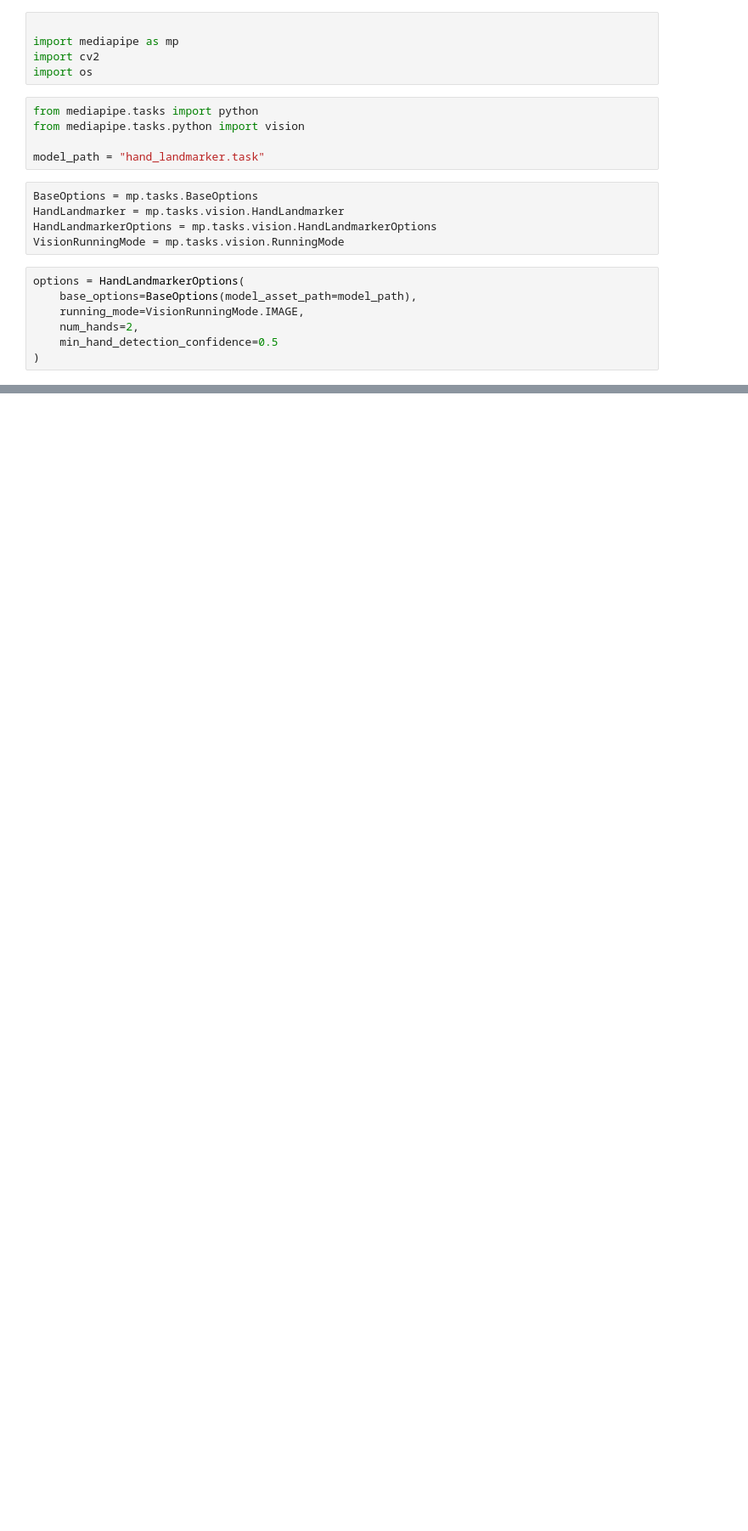
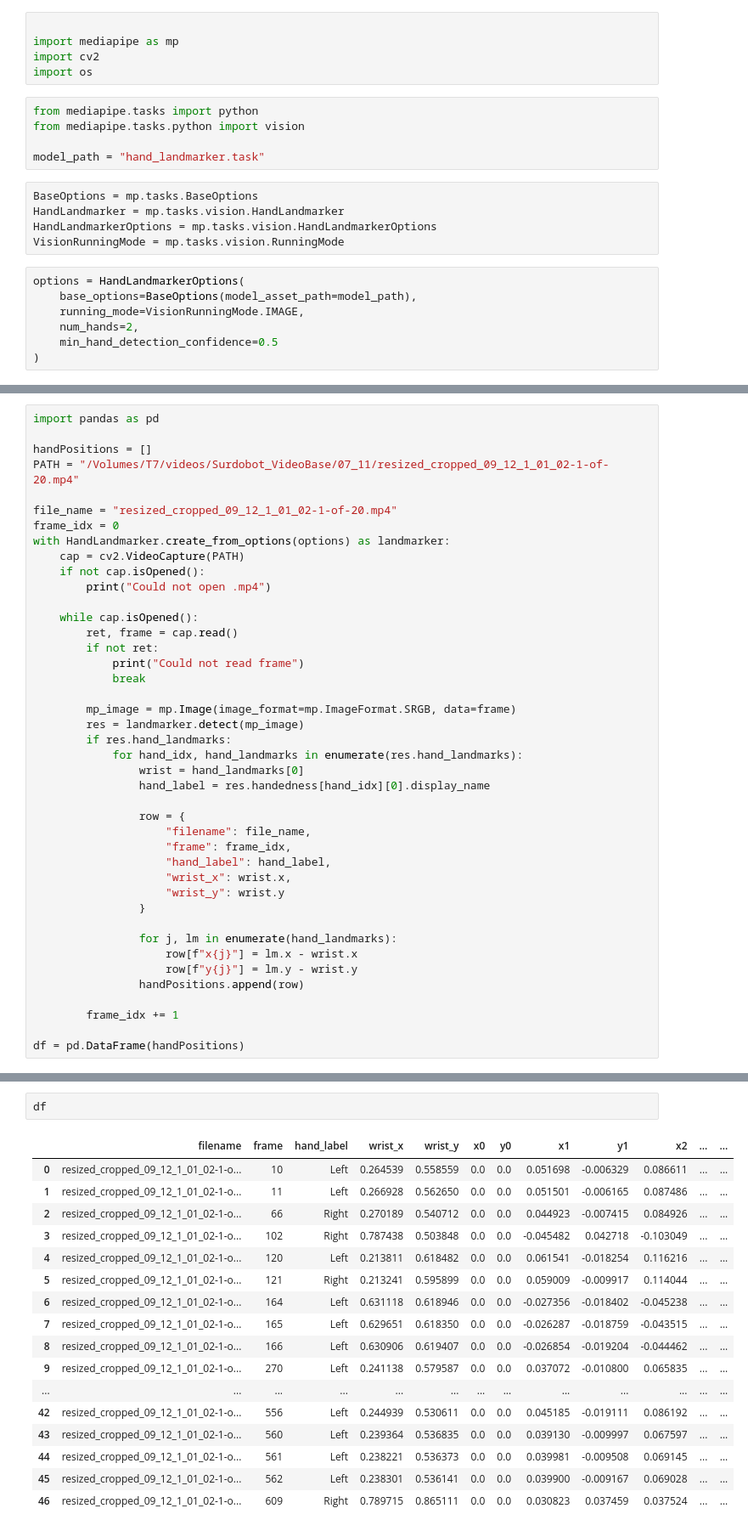
Before and after one commit to Figusama/data-annotation-aiym, a Jupyter notebook: frame_creation.ipynb, the cells around one changed output, grey strips where cells are left out. Shown at 85% size. Saved outputs shown, nothing was run; the diff lists cells and outputs as text; blank space fills up the shorter version.

Commit message:
single file position

```diff
--- a/frame_creation.ipynb
+++ b/frame_creation.ipynb
@@ -64,0 +61,42 @@ KeyboardInterrupt:
+# %%
+import pandas as pd
+
+handPositions = []
+PATH = "/Volumes/T7/videos/Surdobot_VideoBase/07_11/resized_cropped_09_12_1_01_02-1-of-20.mp4"
+
+file_name = "resized_cropped_09_12_1_01_02-1-of-20.mp4"
+frame_idx = 0
+with HandLandmarker.create_from_options(options) as landmarker:
+    cap = cv2.VideoCapture(PATH)
+    if not cap.isOpened():
+        print("Could not open .mp4")
+
+    while cap.isOpened():
+        ret, frame = cap.read()
+        if not ret:
+            print("Could not read frame")
+            break
+
+        mp_image = mp.Image(image_format=mp.ImageFormat.SRGB, data=frame)
+        res = landmarker.detect(mp_image)
+        if res.hand_landmarks:
+            for hand_idx, hand_landmarks in enumerate(res.hand_landmarks):
+                wrist = hand_landmarks[0]
+                hand_label = res.handedness[hand_idx][0].display_name
+
+                row = {
+                    "filename": file_name,
+                    "frame": frame_idx,
+                    "hand_label": hand_label,
+                    "wrist_x": wrist.x,
+                    "wrist_y": wrist.y
+                }
+
+                for j, lm in enumerate(hand_landmarks):
+                    row[f"x{j}"] = lm.x - wrist.x
+                    row[f"y{j}"] = lm.y - wrist.y
+                handPositions.append(row)
+
+        frame_idx += 1
+
+df = pd.DataFrame(handPositions)
@@ -64,0 +108,20 @@ KeyboardInterrupt:
+# %%
+df
+# %% [output]
+|  | filename | frame | hand_label | wrist_x | wrist_y | x0 | y0 | x1 | y1 | x2 | ... | ... |
+| 0 | resized_cropped_09_12_1_01_02-1-o... | 10 | Left | 0.264539 | 0.558559 | 0.0 | 0.0 | 0.051698 | -0.006329 | 0.086611 | ... | ... |
+| 1 | resized_cropped_09_12_1_01_02-1-o... | 11 | Left | 0.266928 | 0.562650 | 0.0 | 0.0 | 0.051501 | -0.006165 | 0.087486 | ... | ... |
+| 2 | resized_cropped_09_12_1_01_02-1-o... | 66 | Right | 0.270189 | 0.540712 | 0.0 | 0.0 | 0.044923 | -0.007415 | 0.084926 | ... | ... |
+| 3 | resized_cropped_09_12_1_01_02-1-o... | 102 | Right | 0.787438 | 0.503848 | 0.0 | 0.0 | -0.045482 | 0.042718 | -0.103049 | ... | ... |
+| 4 | resized_cropped_09_12_1_01_02-1-o... | 120 | Left | 0.213811 | 0.618482 | 0.0 | 0.0 | 0.061541 | -0.018254 | 0.116216 | ... | ... |
+| 5 | resized_cropped_09_12_1_01_02-1-o... | 121 | Right | 0.213241 | 0.595899 | 0.0 | 0.0 | 0.059009 | -0.009917 | 0.114044 | ... | ... |
+| 6 | resized_cropped_09_12_1_01_02-1-o... | 164 | Left | 0.631118 | 0.618946 | 0.0 | 0.0 | -0.027356 | -0.018402 | -0.045238 | ... | ... |
+| 7 | resized_cropped_09_12_1_01_02-1-o... | 165 | Left | 0.629651 | 0.618350 | 0.0 | 0.0 | -0.026287 | -0.018759 | -0.043515 | ... | ... |
+| 8 | resized_cropped_09_12_1_01_02-1-o... | 166 | Left | 0.630906 | 0.619407 | 0.0 | 0.0 | -0.026854 | -0.019204 | -0.044462 | ... | ... |
+| 9 | resized_cropped_09_12_1_01_02-1-o... | 270 | Left | 0.241138 | 0.579587 | 0.0 | 0.0 | 0.037072 | -0.010800 | 0.065835 | ... | ... |
+| ... | ... | ... | ... | ... | ... | ... | ... | ... | ... | ... | ... | ... |
+| 42 | resized_cropped_09_12_1_01_02-1-o... | 556 | Left | 0.244939 | 0.530611 | 0.0 | 0.0 | 0.045185 | -0.019111 | 0.086192 | ... | ... |
+| 43 | resized_cropped_09_12_1_01_02-1-o... | 560 | Left | 0.239364 | 0.536835 | 0.0 | 0.0 | 0.039130 | -0.009997 | 0.067597 | ... | ... |
+| 44 | resized_cropped_09_12_1_01_02-1-o... | 561 | Left | 0.238221 | 0.536373 | 0.0 | 0.0 | 0.039981 | -0.009508 | 0.069145 | ... | ... |
+| 45 | resized_cropped_09_12_1_01_02-1-o... | 562 | Left | 0.238301 | 0.536141 | 0.0 | 0.0 | 0.039900 | -0.009167 | 0.069028 | ... | ... |
+| 46 | resized_cropped_09_12_1_01_02-1-o... | 609 | Right | 0.789715 | 0.865111 | 0.0 | 0.0 | 0.030823 | 0.037459 | 0.037524 | ... | ... |
```
Also changed, not shown: parts of 3 cells of this notebook.
